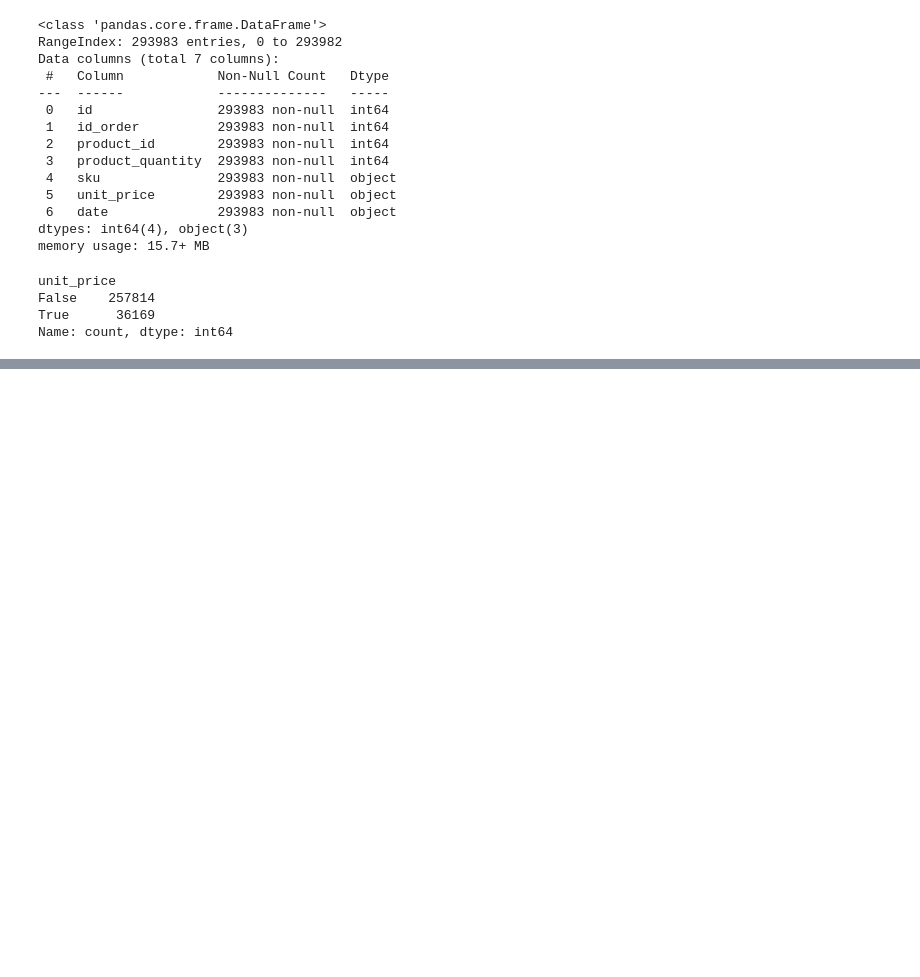
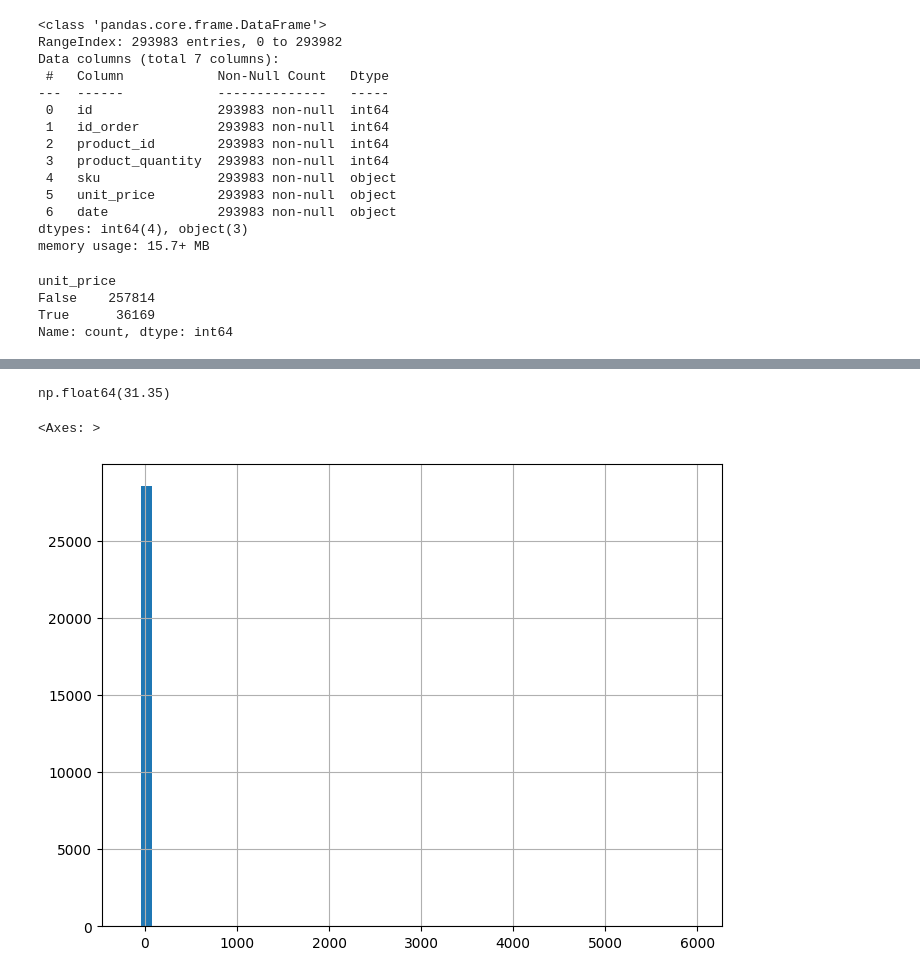
Before and after one commit to yazdan0101/ENIAC-discounts-strategy, a Jupyter notebook: notebooks/data_cleaning.ipynb, the cells around one changed output, grey strips where cells are left out. Saved outputs shown, nothing was run; the diff lists cells and outputs as text; code cells hidden in the pictures; blank space fills up the shorter version.

```diff
--- a/notebooks/data_cleaning.ipynb
+++ b/notebooks/data_cleaning.ipynb
@@ -460,0 +531,8 @@ copy_orderlines_df.to_csv('../data/clean/orderlines_cl.csv')
+# %%
+# Create the unit_price_total as orderlines.unit_price * orderlines.product_quantity
+orderlines_qu_copy["unit_price_total"] = orderlines_qu_copy["product_quantity"] * orderlines_qu_copy["unit_price"]
+# %%
+# Group by id_order, summarising by the sum of unit_price_total
+orderlines_order_ids = orderlines_qu_copy.groupby("id_order", as_index=False)["unit_price_total"].sum()
+# as_index=False changes the return so that the groupedby column remains a column (not the index)
+orderlines_order_ids
@@ -460,0 +553,7 @@ copy_orderlines_df.to_csv('../data/clean/orderlines_cl.csv')
+# %%
+# What is the average difference between total_paid and unit_price_total?
+# Let's merge our grouped orderlines table with the orders table, so we can calculate the differences in prices.
+diff_df = orders_qu_copy.merge(orderlines_order_ids, left_on="order_id", right_on="id_order")
+# %%
+diff_df["difference"] = diff_df["total_paid"] - diff_df["unit_price_total"]
+diff_df.head(10)
@@ -460,0 +572,11 @@ copy_orderlines_df.to_csv('../data/clean/orderlines_cl.csv')
+# %%
+# Now that we know the difference for each order, we can compute the average.
+diff_df.difference.mean().round(2)
+# %% [output]
+np.float64(31.35)
+# %%
+# What is the distribution of these differences?
+diff_df.difference.hist(bins= 50, figsize=(8,6))
+# %% [output]
+<Axes: >
+[figure, added]
```
Also changed, not shown: parts of 70 cells of this notebook, 4 other files.
